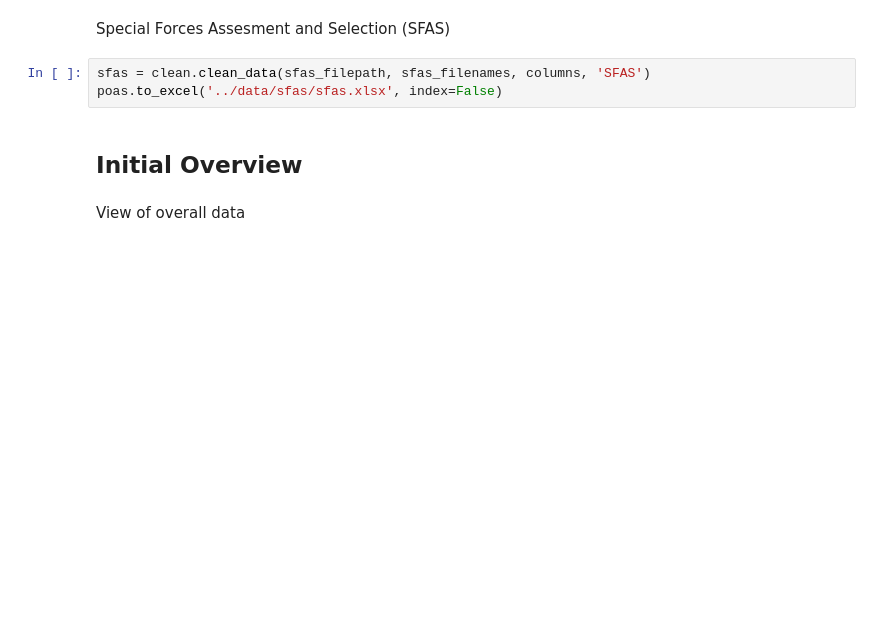
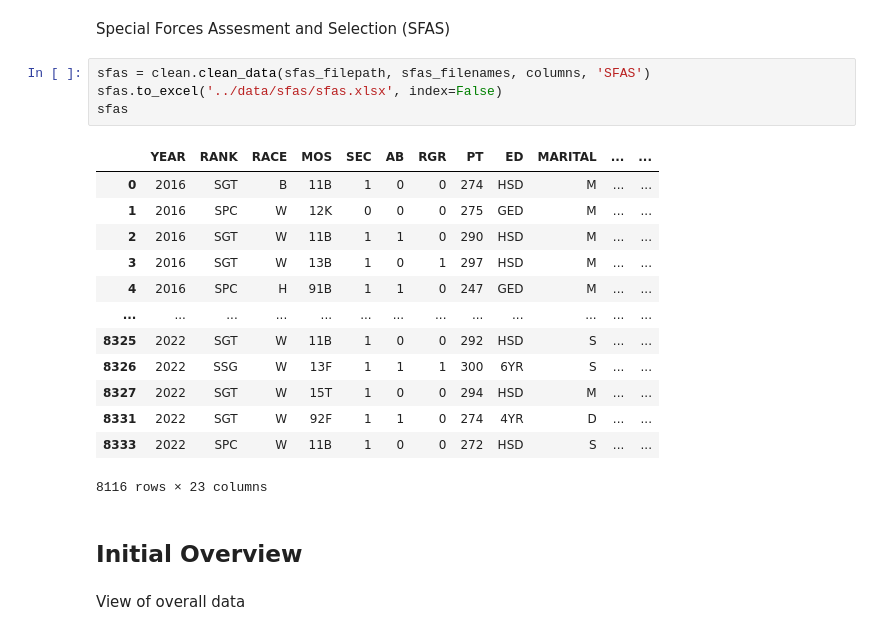
Before and after one commit to JaimeVRodriguez/psyop_selection_analysis, a Jupyter notebook: notebooks/eda.ipynb, the cells around one changed output. Saved outputs shown, nothing was run; the diff lists cells and outputs as text; blank space fills up the shorter version.

```diff
--- a/notebooks/eda.ipynb
+++ b/notebooks/eda.ipynb
@@ -54,7 +66,22 @@ poas.to_excel('../data/poas/poas.xlsx', index=False)
 Special Forces Assesment and Selection (SFAS)
 # %%
 sfas = clean.clean_data(sfas_filepath, sfas_filenames, columns, 'SFAS')
-poas.to_excel('../data/sfas/sfas.xlsx', index=False)
+sfas.to_excel('../data/sfas/sfas.xlsx', index=False)
+sfas
+# %% [output]
+|  | YEAR | RANK | RACE | MOS | SEC | AB | RGR | PT | ED | MARITAL | ... | ... |
+| 0 | 2016 | SGT | B | 11B | 1 | 0 | 0 | 274 | HSD | M | ... | ... |
+| 1 | 2016 | SPC | W | 12K | 0 | 0 | 0 | 275 | GED | M | ... | ... |
+| 2 | 2016 | SGT | W | 11B | 1 | 1 | 0 | 290 | HSD | M | ... | ... |
+| 3 | 2016 | SGT | W | 13B | 1 | 0 | 1 | 297 | HSD | M | ... | ... |
+| 4 | 2016 | SPC | H | 91B | 1 | 1 | 0 | 247 | GED | M | ... | ... |
+| ... | ... | ... | ... | ... | ... | ... | ... | ... | ... | ... | ... | ... |
+| 8325 | 2022 | SGT | W | 11B | 1 | 0 | 0 | 292 | HSD | S | ... | ... |
+| 8326 | 2022 | SSG | W | 13F | 1 | 1 | 1 | 300 | 6YR | S | ... | ... |
+| 8327 | 2022 | SGT | W | 15T | 1 | 0 | 0 | 294 | HSD | M | ... | ... |
+| 8331 | 2022 | SGT | W | 92F | 1 | 1 | 0 | 274 | 4YR | D | ... | ... |
+| 8333 | 2022 | SPC | W | 11B | 1 | 0 | 0 | 272 | HSD | S | ... | ... |
+8116 rows × 23 columns
 # %% [markdown]
 ## Initial Overview
 # %% [markdown]
```
Also changed, not shown: parts of 2 cells of this notebook, 4 other files.
